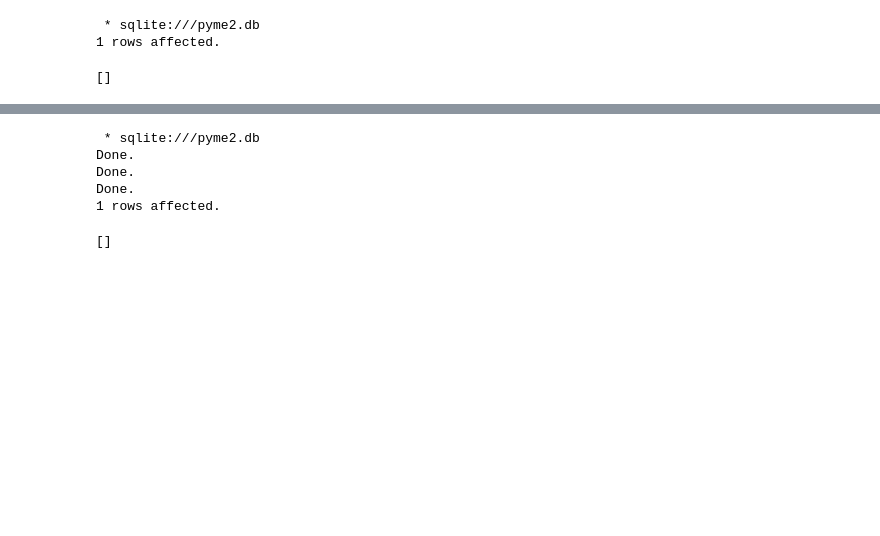
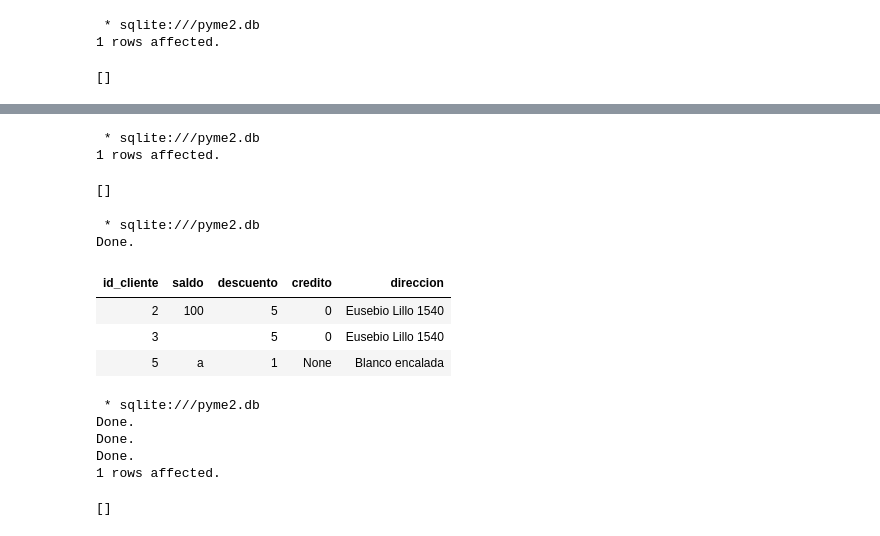
Before and after one commit to adigenova/uohdb, a Jupyter notebook: code/PYME_database.ipynb, the cells around one changed output, grey strips where cells are left out. Saved outputs shown, nothing was run; the diff lists cells and outputs as text; code cells hidden in the pictures; blank space fills up the shorter version.

```diff
--- a/code/PYME_database.ipynb
+++ b/code/PYME_database.ipynb
@@ -100,3 +115,20 @@ INSERT INTO Cliente VALUES (5,10000,1,NULL,"Eusebio Lillo 1540");
+# %%
+%%sql
+INSERT INTO Cliente VALUES (5,"a",1,NULL,"Blanco encalada");
+# %% [output]
+ * sqlite:///pyme2.db
+1 rows affected.
+[]
+# %%
+%%sql
+select * from Cliente
+# %% [output]
+ * sqlite:///pyme2.db
+Done.
+| id_cliente | saldo | descuento | credito | direccion |
+| 2 | 100 | 5 | 0 | Eusebio Lillo 1540 |
+| 3 |  | 5 | 0 | Eusebio Lillo 1540 |
+| 5 | a | 1 | None | Blanco encalada |
 # %%
 #unique example
 %%sql
```
Also changed, not shown: parts of 26 cells of this notebook.
